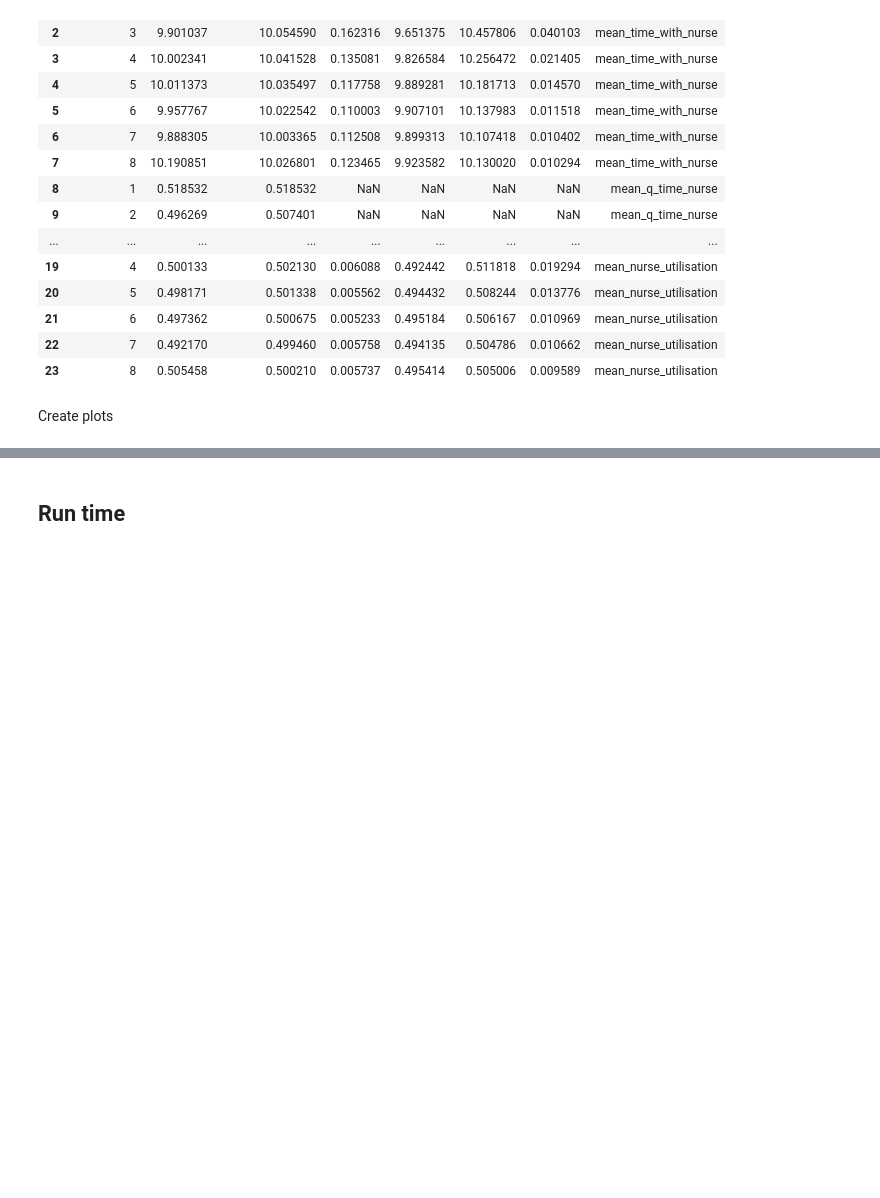
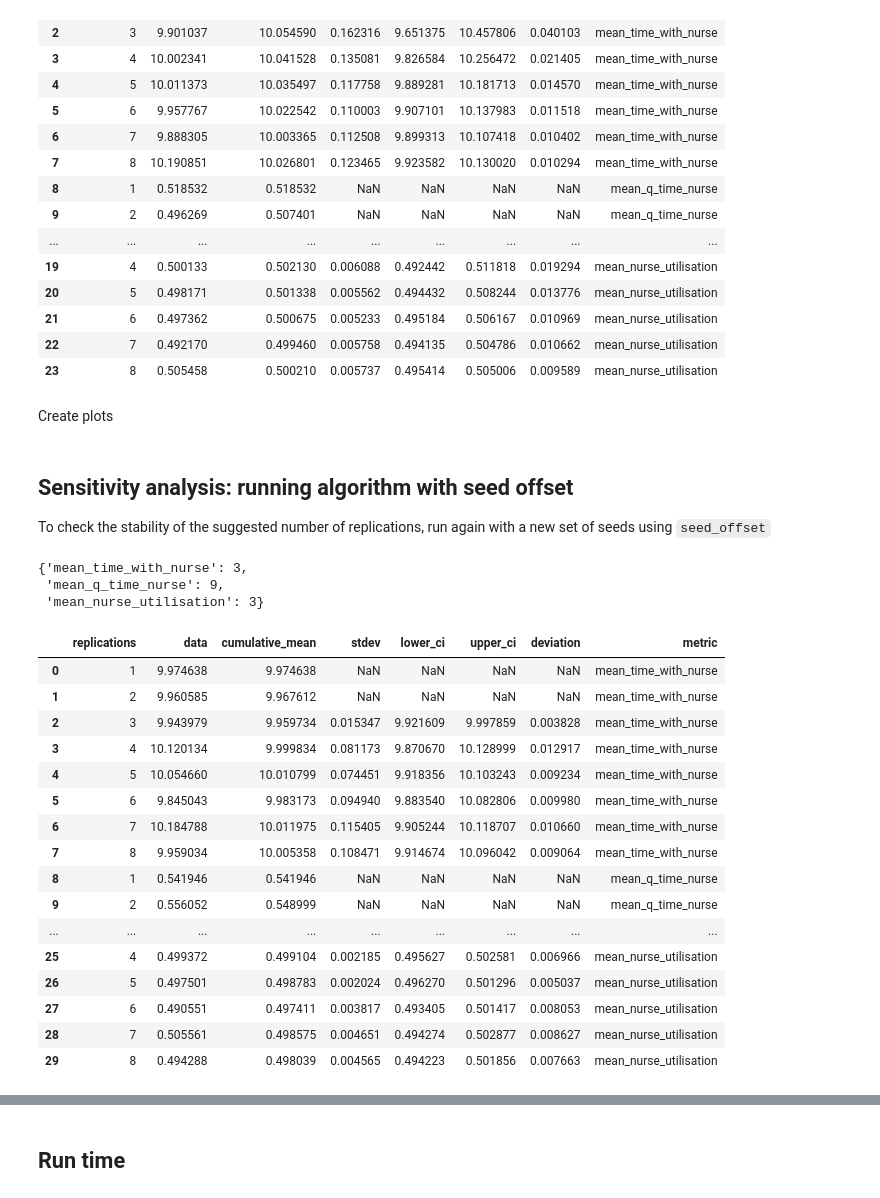
Before and after one commit to pythonhealthdatascience/pydesrap_mms, a Jupyter notebook: notebooks/choosing_replications.ipynb, the cells around one changed output, grey strips where cells are left out. Saved outputs shown, nothing was run; the diff lists cells and outputs as text; code cells hidden in the pictures; blank space fills up the shorter version.

Commit message:
feat(seed_offset): add seed offset to model and param, and use in choosing_replications sensitivity analysis (#64)

```diff
--- a/notebooks/choosing_replications.ipynb
+++ b/notebooks/choosing_replications.ipynb
@@ -212,3 +212,39 @@ for metric in METRICS:
         conf_ints = cumulative[cumulative["metric"] == metric],
         metric_name=LABELS[metric])
     p.show()
+# %% [markdown]
+## Sensitivity analysis: running algorithm with seed offset
+
+To check the stability of the suggested number of replications, run again with a new set of seeds using `seed_offset`
+# %%
+# Set up and run the algorithm
+analyser = ReplicationsAlgorithm(
+    alpha=0.05, half_width_precision=0.1, initial_replications=3,
+    look_ahead=5, replication_budget=1000)
+solutions, cumulative = analyser.select(runner=Runner(Param(seed_offset=1000)),
+                                        metrics=METRICS)
+
+# View results
+display(solutions)
+display(cumulative)
+# %% [output]
+{'mean_time_with_nurse': 3,
+ 'mean_q_time_nurse': 9,
+ 'mean_nurse_utilisation': 3}
+|  | replications | data | cumulative_mean | stdev | lower_ci | upper_ci | deviation | metric |
+| 0 | 1 | 9.974638 | 9.974638 | NaN | NaN | NaN | NaN | mean_time_with_nurse |
+| 1 | 2 | 9.960585 | 9.967612 | NaN | NaN | NaN | NaN | mean_time_with_nurse |
+| 2 | 3 | 9.943979 | 9.959734 | 0.015347 | 9.921609 | 9.997859 | 0.003828 | mean_time_with_nurse |
+| 3 | 4 | 10.120134 | 9.999834 | 0.081173 | 9.870670 | 10.128999 | 0.012917 | mean_time_with_nurse |
+| 4 | 5 | 10.054660 | 10.010799 | 0.074451 | 9.918356 | 10.103243 | 0.009234 | mean_time_with_nurse |
+| 5 | 6 | 9.845043 | 9.983173 | 0.094940 | 9.883540 | 10.082806 | 0.009980 | mean_time_with_nurse |
+| 6 | 7 | 10.184788 | 10.011975 | 0.115405 | 9.905244 | 10.118707 | 0.010660 | mean_time_with_nurse |
+| 7 | 8 | 9.959034 | 10.005358 | 0.108471 | 9.914674 | 10.096042 | 0.009064 | mean_time_with_nurse |
+| 8 | 1 | 0.541946 | 0.541946 | NaN | NaN | NaN | NaN | mean_q_time_nurse |
+| 9 | 2 | 0.556052 | 0.548999 | NaN | NaN | NaN | NaN | mean_q_time_nurse |
+| ... | ... | ... | ... | ... | ... | ... | ... | ... |
+| 25 | 4 | 0.499372 | 0.499104 | 0.002185 | 0.495627 | 0.502581 | 0.006966 | mean_nurse_utilisation |
+| 26 | 5 | 0.497501 | 0.498783 | 0.002024 | 0.496270 | 0.501296 | 0.005037 | mean_nurse_utilisation |
+| 27 | 6 | 0.490551 | 0.497411 | 0.003817 | 0.493405 | 0.501417 | 0.008053 | mean_nurse_utilisation |
+| 28 | 7 | 0.505561 | 0.498575 | 0.004651 | 0.494274 | 0.502877 | 0.008627 | mean_nurse_utilisation |
+| 29 | 8 | 0.494288 | 0.498039 | 0.004565 | 0.494223 | 0.501856 | 0.007663 | mean_nurse_utilisation |
```
Also changed, not shown: parts of 2 cells of this notebook, 2 other files.
